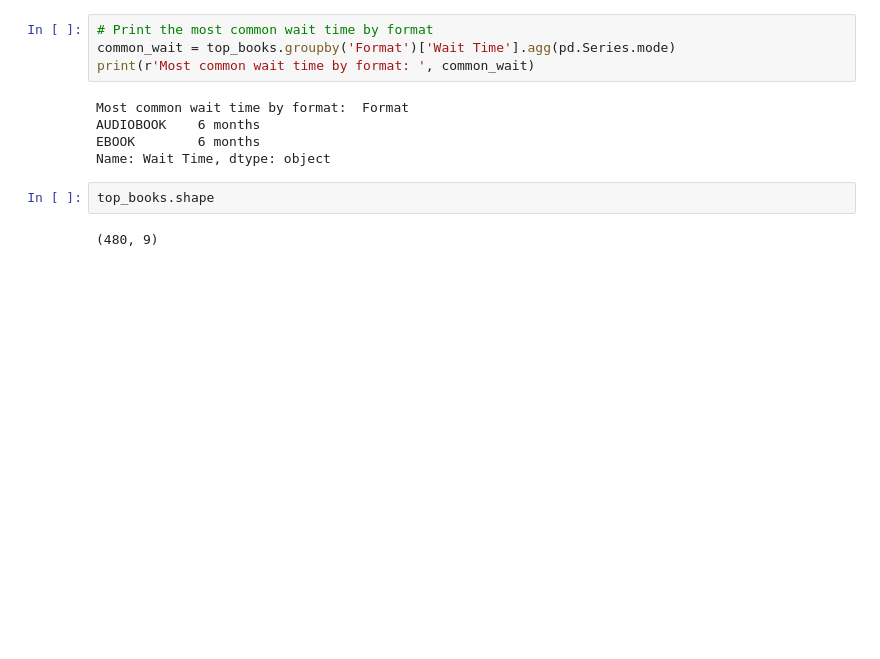
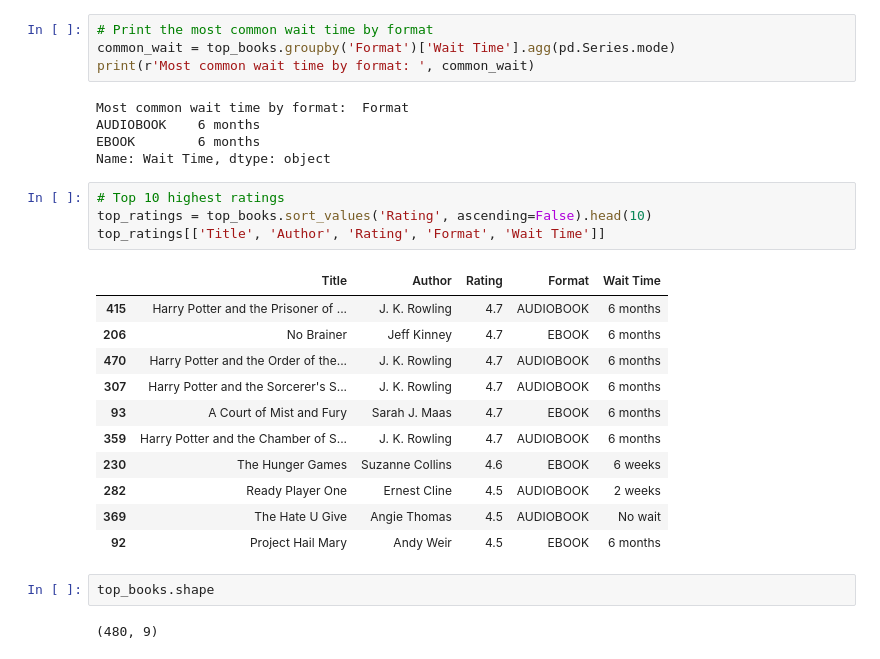
Before and after one commit to brinleyostler/AZ-top-books, a Jupyter notebook: best_books.ipynb, the cells around one changed output. Drawn from its saved outputs; the diff is of its cells as text; blank space fills up the shorter version.

Commit message:
create top_ratings table

```diff
--- a/best_books.ipynb
+++ b/best_books.ipynb
@@ -524,6 +524,22 @@ Most common wait time by format:  Format
 AUDIOBOOK    6 months
 EBOOK        6 months
 Name: Wait Time, dtype: object
+# %%
+# Top 10 highest ratings
+top_ratings = top_books.sort_values('Rating', ascending=False).head(10)
+top_ratings[['Title', 'Author', 'Rating', 'Format', 'Wait Time']]
+# %% [output]
+|  | Title | Author | Rating | Format | Wait Time |
+| 415 | Harry Potter and the Prisoner of ... | J. K. Rowling | 4.7 | AUDIOBOOK | 6 months |
+| 206 | No Brainer | Jeff Kinney | 4.7 | EBOOK | 6 months |
+| 470 | Harry Potter and the Order of the... | J. K. Rowling | 4.7 | AUDIOBOOK | 6 months |
+| 307 | Harry Potter and the Sorcerer's S... | J. K. Rowling | 4.7 | AUDIOBOOK | 6 months |
+| 93 | A Court of Mist and Fury | Sarah J. Maas | 4.7 | EBOOK | 6 months |
+| 359 | Harry Potter and the Chamber of S... | J. K. Rowling | 4.7 | AUDIOBOOK | 6 months |
+| 230 | The Hunger Games | Suzanne Collins | 4.6 | EBOOK | 6 weeks |
+| 282 | Ready Player One | Ernest Cline | 4.5 | AUDIOBOOK | 2 weeks |
+| 369 | The Hate U Give | Angie Thomas | 4.5 | AUDIOBOOK | No wait |
+| 92 | Project Hail Mary | Andy Weir | 4.5 | EBOOK | 6 months |
 # %%
 top_books.shape
 # %% [output]
```
